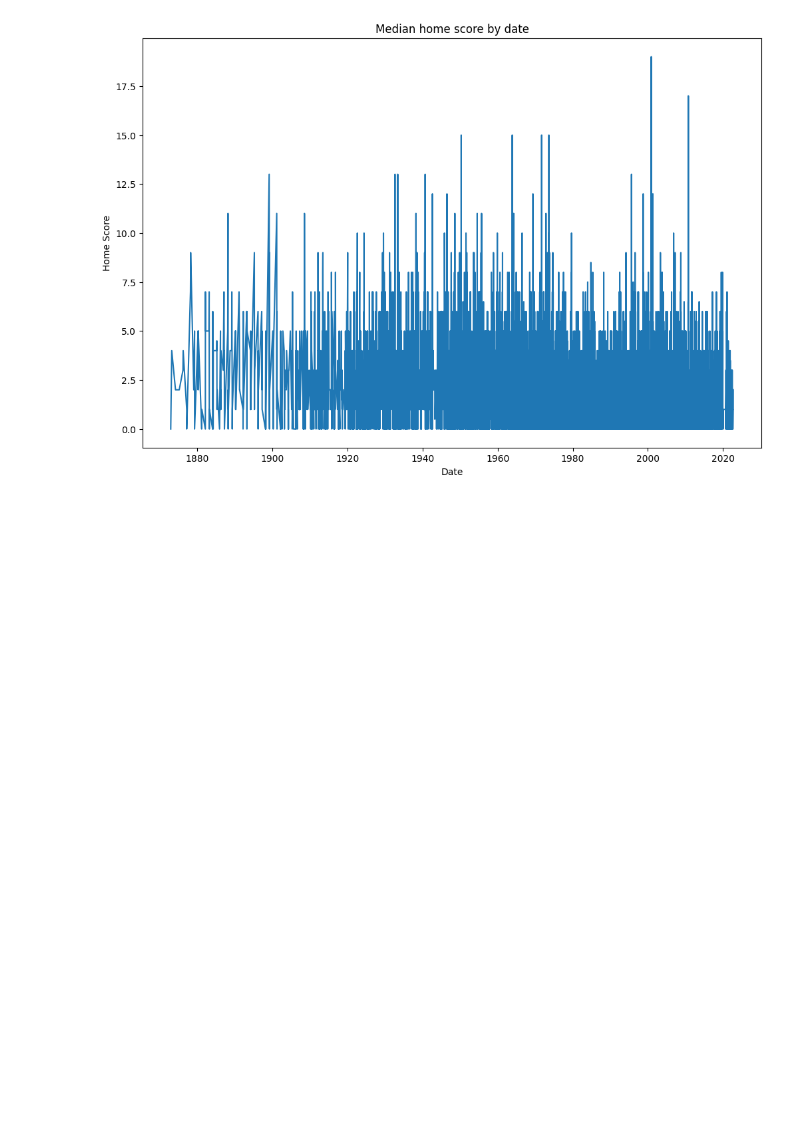
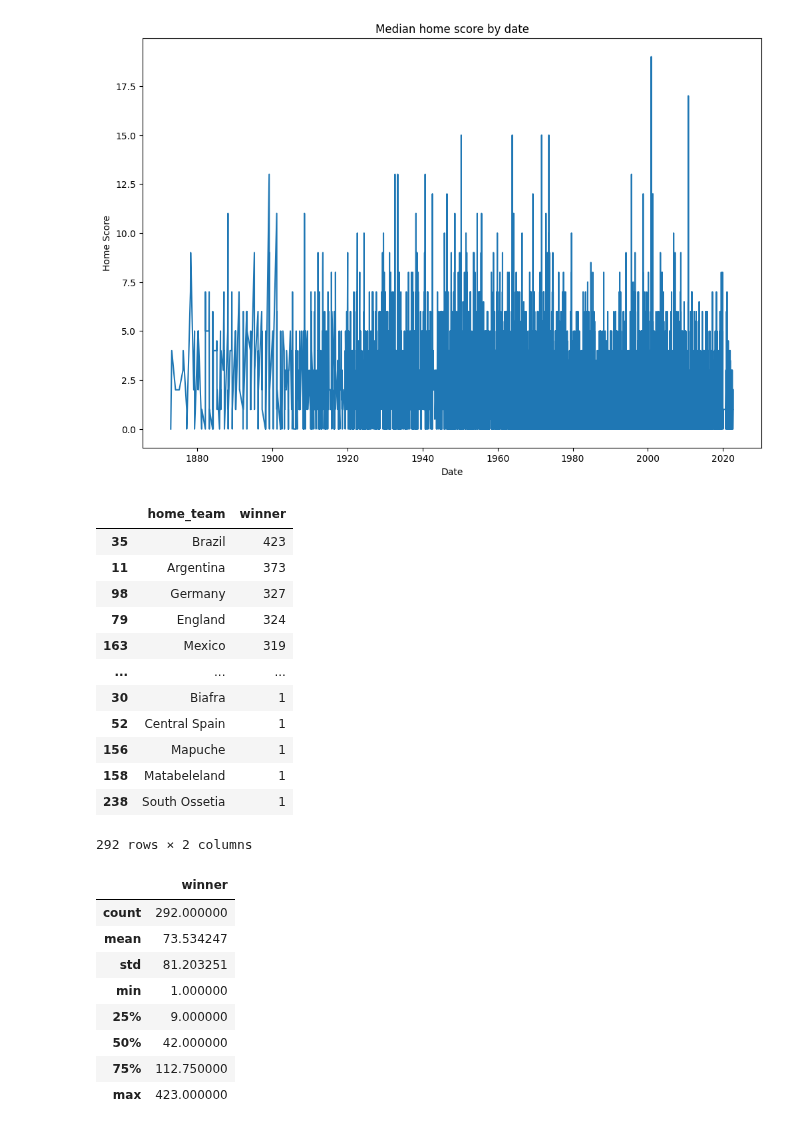
Before and after one commit to rafabandoni/world-cup-22-predict, a Jupyter notebook: predict_worldcup22.ipynb, the cells around one changed output. Drawn from its saved outputs; the diff is of its cells as text; code cells hidden in the pictures; blank space fills up the shorter version.

```diff
--- a/predict_worldcup22.ipynb
+++ b/predict_worldcup22.ipynb
@@ -145,3 +177,30 @@ plt.xlabel('Date')
 plt.show()
 # %% [output]
 [figure]
+# %%
+df = historical_results.loc[historical_results['winner'] == 'home'].groupby('home_team').count()['winner'].reset_index()
+display(df.sort_values('winner', ascending=False))
+display(df.describe())
+# %% [output]
+|  | home_team | winner |
+| 35 | Brazil | 423 |
+| 11 | Argentina | 373 |
+| 98 | Germany | 327 |
+| 79 | England | 324 |
+| 163 | Mexico | 319 |
+| ... | ... | ... |
+| 30 | Biafra | 1 |
+| 52 | Central Spain | 1 |
+| 156 | Mapuche | 1 |
+| 158 | Matabeleland | 1 |
+| 238 | South Ossetia | 1 |
+292 rows × 2 columns
+|  | winner |
+| count | 292.000000 |
+| mean | 73.534247 |
+| std | 81.203251 |
+| min | 1.000000 |
+| 25% | 9.000000 |
+| 50% | 42.000000 |
+| 75% | 112.750000 |
+| max | 423.000000 |
```
Also changed, not shown: parts of 8 cells of this notebook.
